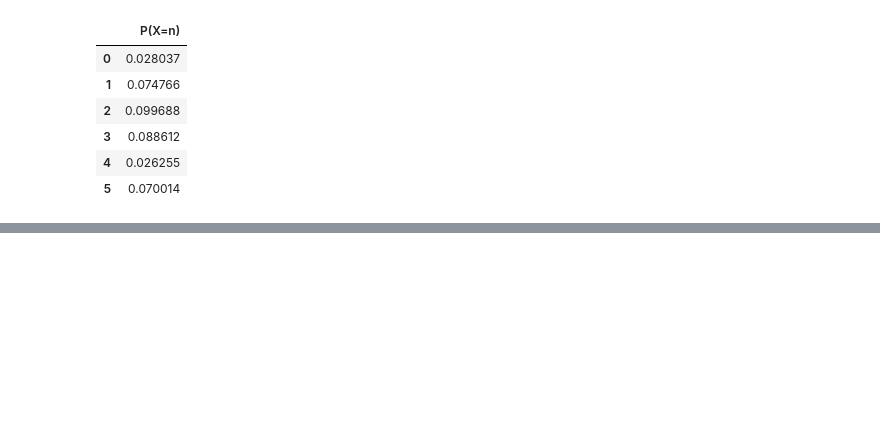
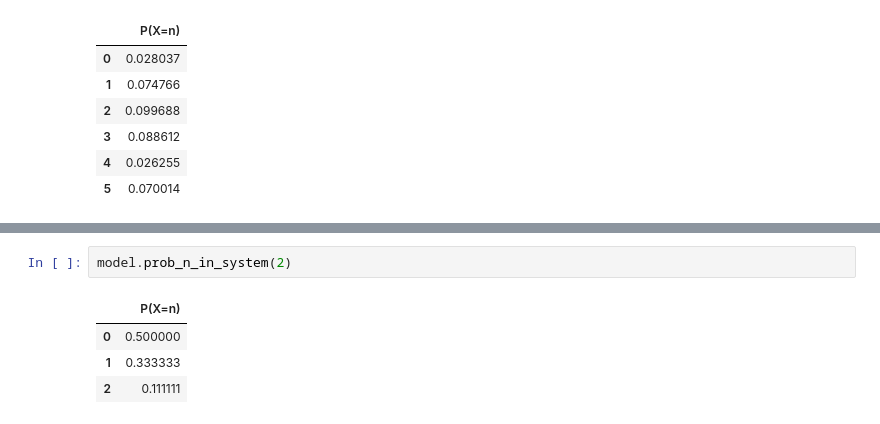
Before and after one commit to health-data-science-OR/stochastic_systems, a Jupyter notebook: labs/queuing/qt_lab_mms.ipynb, the cells around one changed output, grey strips where cells are left out. Cells and saved outputs as stored; diff of their text form; blank space fills up the shorter version.

```diff
--- a/labs/queuing/qt_lab_mms.ipynb
+++ b/labs/queuing/qt_lab_mms.ipynb
@@ -410,0 +422,7 @@ model.prob_n_in_system(5)
+# %%
+model.prob_n_in_system(2)
+# %% [output]
+|  | P(X=n) |
+| 0 | 0.500000 |
+| 1 | 0.333333 |
+| 2 | 0.111111 |
```
Also changed, not shown: parts of 8 cells of this notebook, 1 other file.
